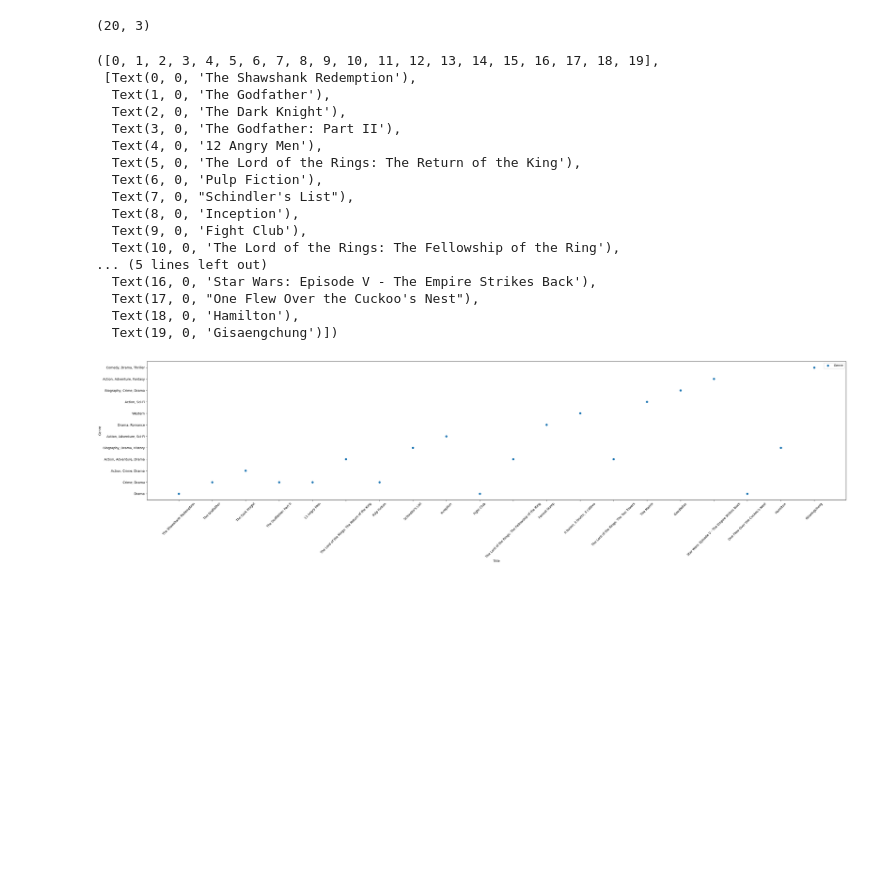
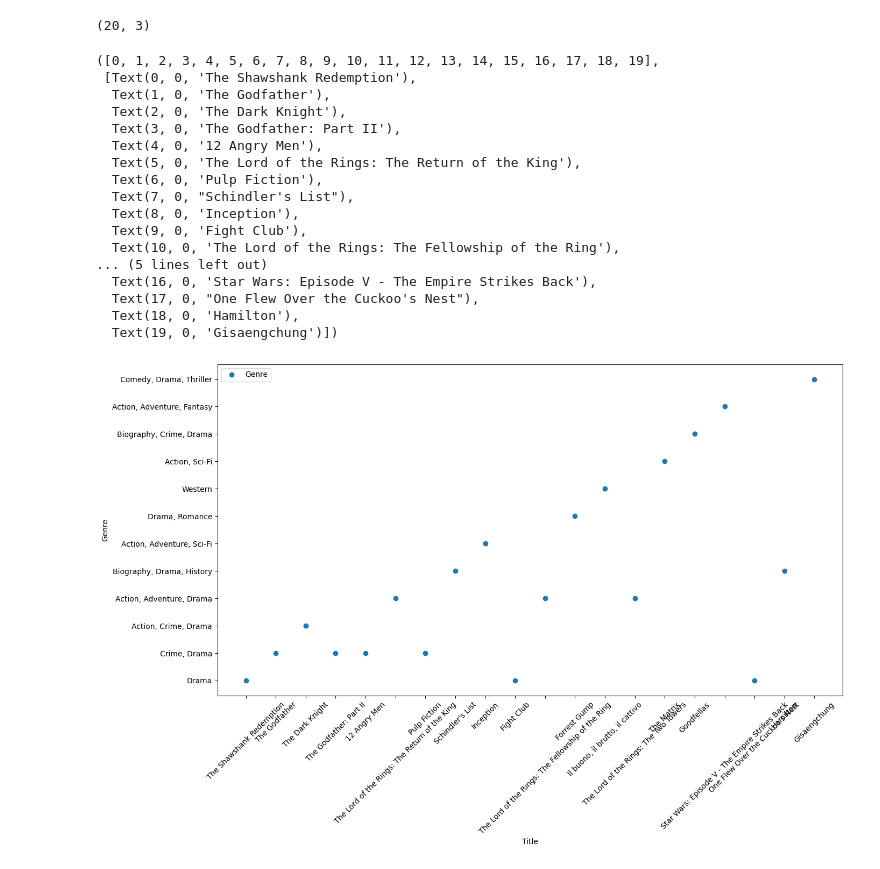
Before and after one commit to Scorpion-84/Recomender, a Jupyter notebook: Recomender.ipynb, the cells around one changed output. Saved outputs shown, nothing was run; the diff lists cells and outputs as text; code cells hidden in the pictures; blank space fills up the shorter version.

```diff
--- a/Recomender.ipynb
+++ b/Recomender.ipynb
@@ -39,29 +39,29 @@ dtypes: float64(1), object(2)
 memory usage: 612.0+ bytes
 (20, 3)
 # %%
-plt.figure(figsize = (40,8))
+plt.figure(figsize = (15,8))
 plt.scatter(df['Series_Title'], df['Genre'], label='Genre')
 plt.legend()
 plt.xlabel('Title')
 plt.ylabel('Genre')
 plt.xticks(rotation = 45)
 # %% [output]
 ([0, 1, 2, 3, 4, 5, 6, 7, 8, 9, 10, 11, 12, 13, 14, 15, 16, 17, 18, 19],
  [Text(0, 0, 'The Shawshank Redemption'),
   Text(1, 0, 'The Godfather'),
   Text(2, 0, 'The Dark Knight'),
   Text(3, 0, 'The Godfather: Part II'),
   Text(4, 0, '12 Angry Men'),
   Text(5, 0, 'The Lord of the Rings: The Return of the King'),
   Text(6, 0, 'Pulp Fiction'),
   Text(7, 0, "Schindler's List"),
   Text(8, 0, 'Inception'),
   Text(9, 0, 'Fight Club'),
   Text(10, 0, 'The Lord of the Rings: The Fellowship of the Ring'),
 ... (5 lines left out)
   Text(16, 0, 'Star Wars: Episode V - The Empire Strikes Back'),
   Text(17, 0, "One Flew Over the Cuckoo's Nest"),
   Text(18, 0, 'Hamilton'),
   Text(19, 0, 'Gisaengchung')])
-[figure, old version]
+[figure, new version]
 # %%
```
Also changed, not shown: parts of 2 cells of this notebook.
